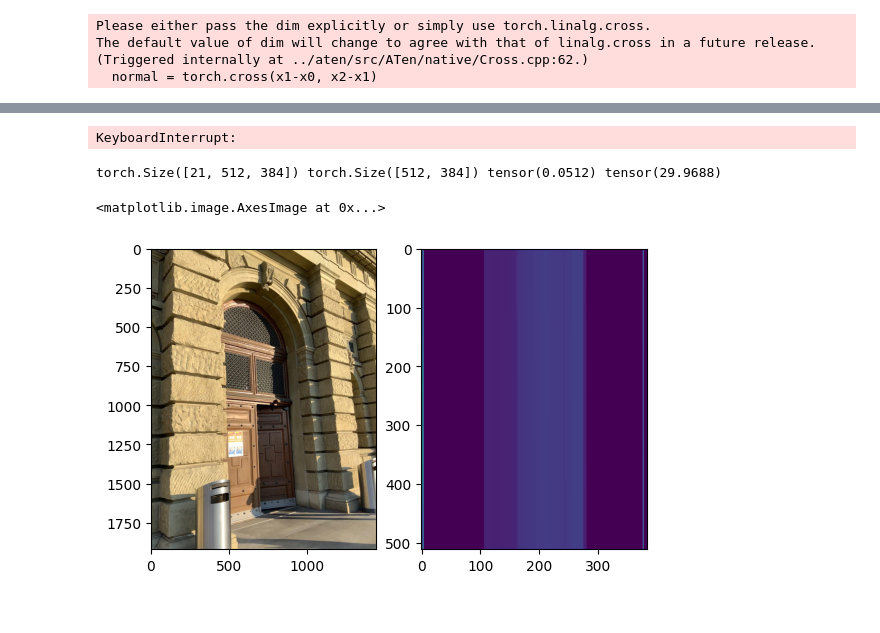
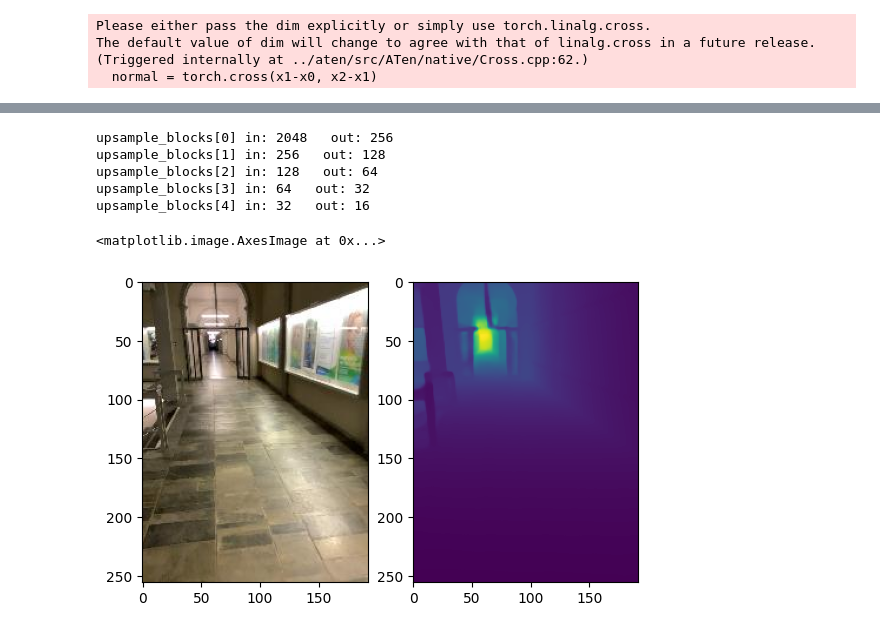
Before and after one commit to CompilerLuke/NeuralPlanes, a Jupyter notebook: NeuralPlanes/pipeline/eval.ipynb, the cells around one changed output, grey strips where cells are left out. Cells and saved outputs as stored; diff of their text form; code cells hidden in the pictures.

```diff
--- a/NeuralPlanes/pipeline/eval.ipynb
+++ b/NeuralPlanes/pipeline/eval.ipynb
@@ -90,14 +68,16 @@ depths.base_path = session_map_path_depth
 # %%
 model_checkpoint = "checkpoint/model.pt"
 
-conf = NeuralMapConf(num_components=4, num_features_backbone=21, num_features=16)
-height, width = 1336, 899
+conf = NeuralMapConf(num_components=4, num_features_backbone=21, num_features=8, depth_sigma=0.2)
+encoder = Unet(encoder_freeze=True, classes= conf.num_features+1)
+
+height, width =  1736, 845
 n_planes = 73
-n_comp = 4
-n_feat = 16
-map = NeuralMap(planes=Planes(x0s=torch.zeros((n_planes,3),device=device),
-                                us=torch.zeros((n_planes,3),device=device),
-                                vs=torch.zeros((n_planes,3),device=device),
+n_comp = conf.num_components
+n_feat = conf.num_features
+map = NeuralMap(planes=Planes(x0s=torch.zeros((n_planes,3)),
+                                us=torch.zeros((n_planes,3)),
+                                vs=torch.zeros((n_planes,3)),
                                 planes=torch.zeros((n_planes,4)),
                                 coord_x0=torch.zeros((n_planes,2)),
                                 coord_size=torch.zeros((n_planes,2)),
@@ -105,30 +85,20 @@ map = NeuralMap(planes=Planes(x0s=torch.zeros((n_planes,3),device=device),
                     atlas_alpha=torch.zeros((n_comp,height,width), device=device),
                     atlas_mu=torch.zeros((n_comp, n_feat, height, width),device=device),
                     atlas_var=torch.zeros((n_comp, n_feat, height, width),device=device),
-                    atlas_weight=torch.zeros((height, width),device=device), conf=conf)
+                    atlas_weight=torch.zeros((height, width),device=device), encoder=encoder, conf=conf)
 map.load_state_dict(torch.load(model_checkpoint), strict=False)
+encoder = encoder.to(device)
 # %% [output]
-KeyboardInterrupt:
+upsample_blocks[0] in: 2048   out: 256
+upsample_blocks[1] in: 256   out: 128
+upsample_blocks[2] in: 128   out: 64
+upsample_blocks[3] in: 64   out: 32
+upsample_blocks[4] in: 32   out: 16
-# %%
-idx = 600
-accesses = [idx]
-
-dataloader_conf = DataloaderConf()
-
-raw_image_loader = SequentialLoader(images_raw, accesses=accesses, conf=dataloader_conf, collate_fn=lambda x: x)
-image_loader = SequentialLoader(images, accesses=accesses, conf=dataloader_conf, collate_fn=collate_fn(lambda x: {"image": torch.tensor(x["image"].reshape(x["image"].shape[0], x["image"].shape[1]//7, 21), dtype=torch.float).permute(2,0,1)}))
-depth_loader = SequentialLoader(depths, accesses=accesses, conf=dataloader_conf, collate_fn=collate_fn(lambda x: {"image": torch.tensor(x["image"][:,:,0], dtype=torch.float)}))
-
-raw = raw_image_loader[idx]['image']
-image = image_loader[idx]['image']
-depth = depth_loader[idx]['image']
-
-print(image.shape, depth.shape, depth.min(), depth.max())
-
-fig, ax = plt.subplots(1,2)
-ax[0].imshow(raw)
-ax[1].imshow(depth) #torch.minimum(depth, torch.tensor(2.)))
-# %% [output]
-torch.Size([21, 512, 384]) torch.Size([512, 384]) tensor(0.0512) tensor(29.9688)
-<matplotlib.image.AxesImage at 0x...>
-[figure, removed]
+# %%
+image_id = 1300
+fig, ax = plt.subplots(1,2)
+ax[0].imshow(images_small[image_id]['image'])
+ax[1].imshow(images_depth[image_id]['image'])
+# %% [output]
+<matplotlib.image.AxesImage at 0x...>
+[figure, added]
```
Also changed, not shown: parts of 12 cells of this notebook, 11 other files.
